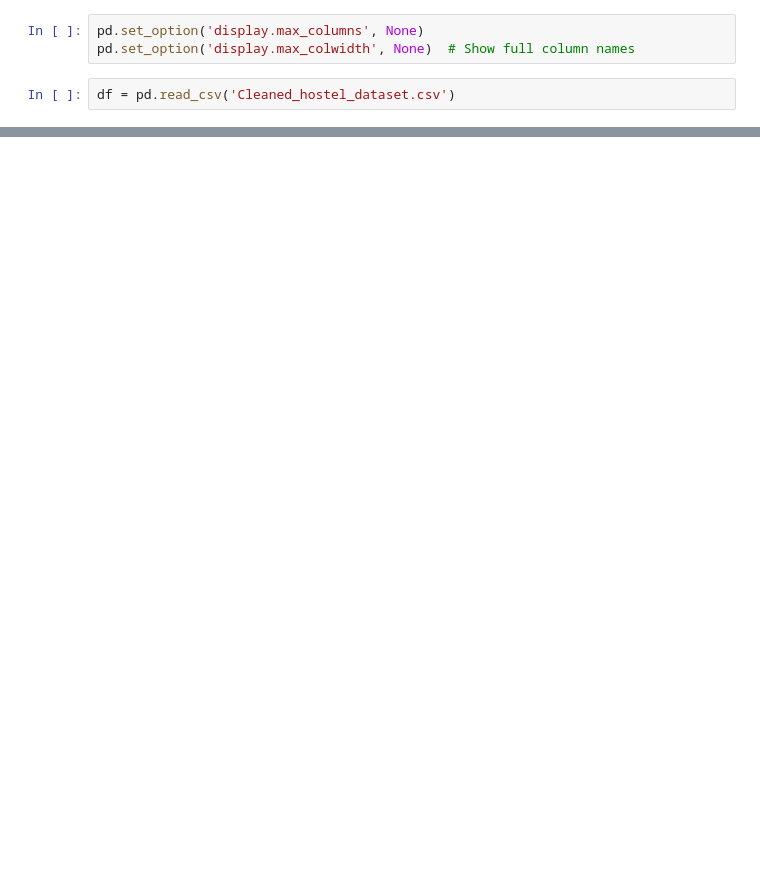
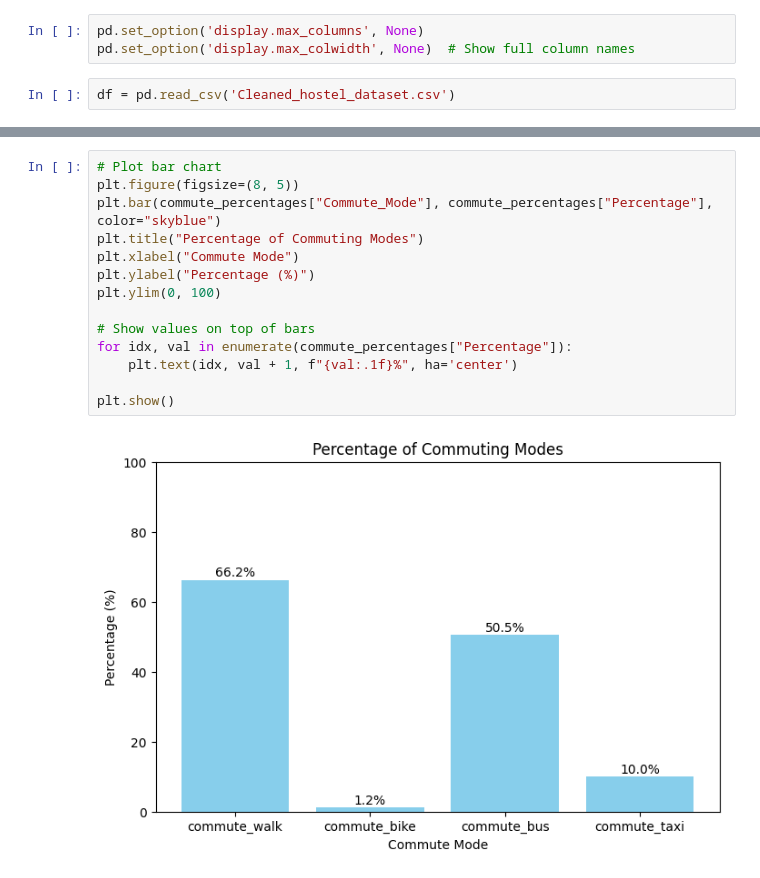
Before and after one commit to codejoetheduke/undergraduate-project-work, a Jupyter notebook: EDA Notebook.ipynb, the cells around one changed output, grey strips where cells are left out. Saved outputs shown, nothing was run; the diff lists cells and outputs as text; blank space fills up the shorter version.

```diff
--- a/EDA Notebook.ipynb
+++ b/EDA Notebook.ipynb
@@ -192,0 +298,16 @@ freq_table_and_charts(df, 'current_stay', 'Current Accommodation Status')
+# %%
+# Plot bar chart
+plt.figure(figsize=(8, 5))
+plt.bar(commute_percentages["Commute_Mode"], commute_percentages["Percentage"], color="skyblue")
+plt.title("Percentage of Commuting Modes")
+plt.xlabel("Commute Mode")
+plt.ylabel("Percentage (%)")
+plt.ylim(0, 100)
+
+# Show values on top of bars
+for idx, val in enumerate(commute_percentages["Percentage"]):
+    plt.text(idx, val + 1, f"{val:.1f}%", ha='center')
+
+plt.show()
+# %% [output]
+[figure, added]
```
Also changed, not shown: parts of 30 cells of this notebook.
